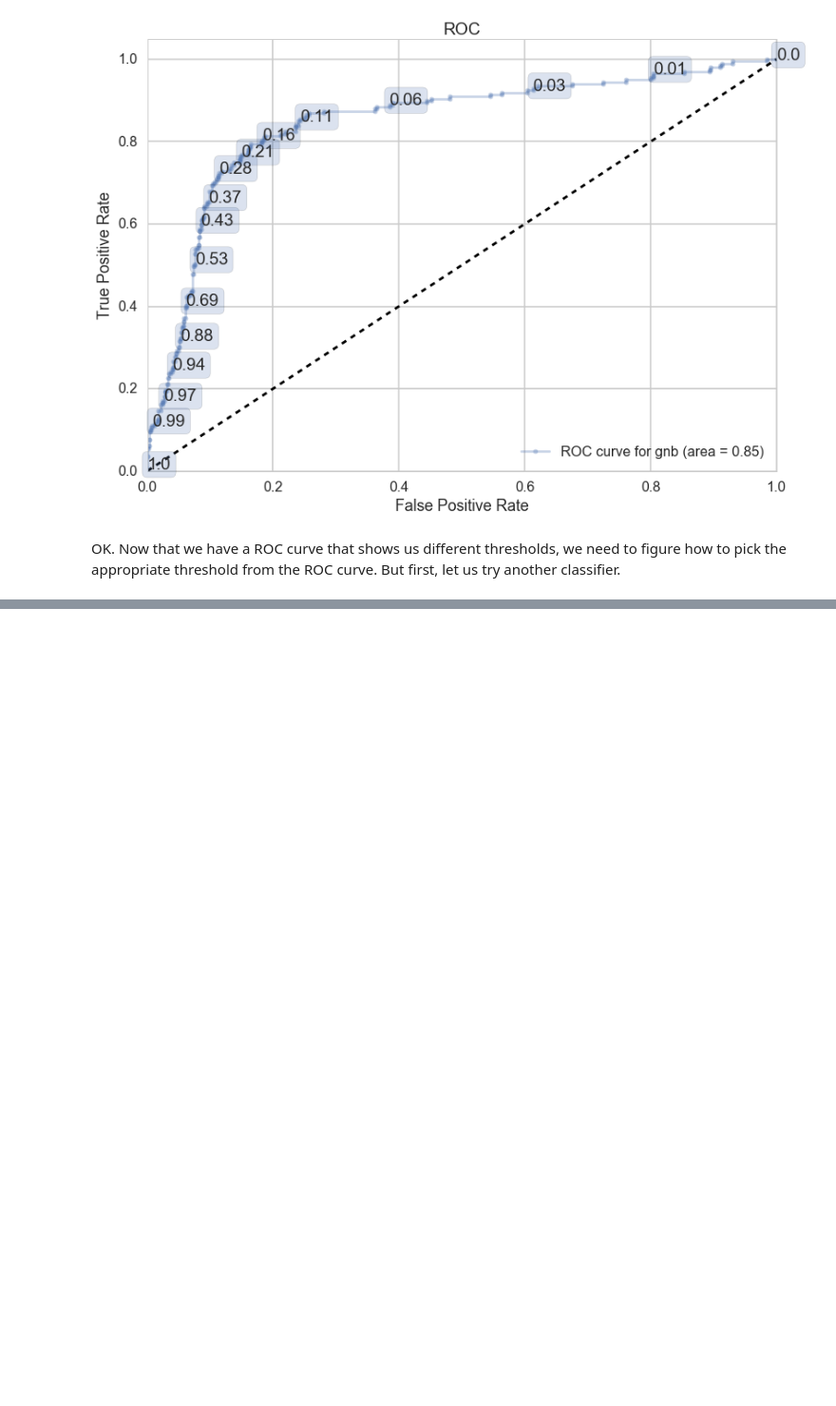
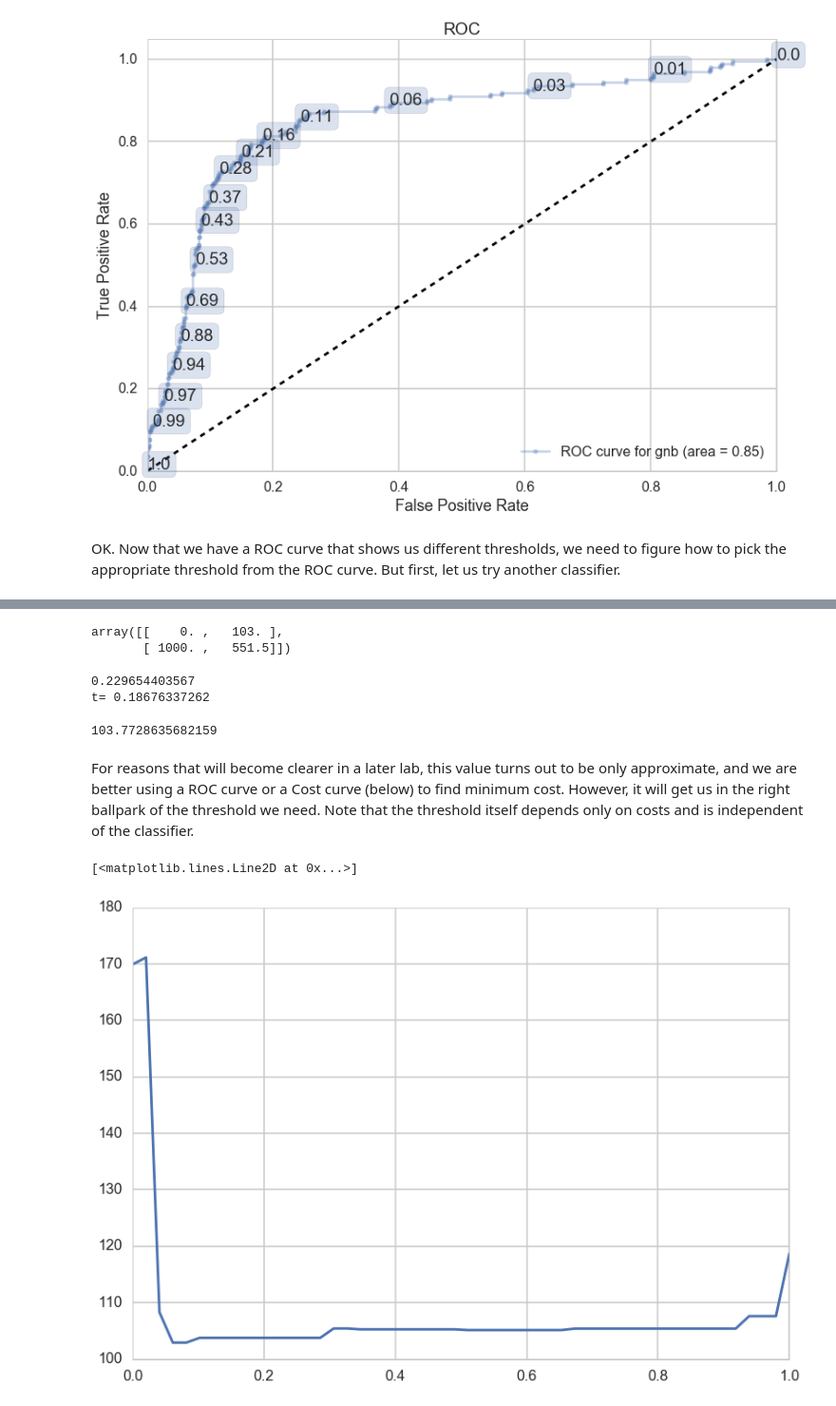
Before and after one commit to suyashSax/CS-109, a Jupyter notebook: Week 7/Lab 6 - Comparing Models on Churn Dataset.ipynb, the cells around one changed output, grey strips where cells are left out. Shown at 95% size. Saved outputs shown, nothing was run; the diff lists cells and outputs as text; code cells hidden in the pictures; blank space fills up the shorter version.

```diff
--- a/Week 7/Lab 6 - Comparing Models on Churn Dataset.ipynb
+++ b/Week 7/Lab 6 - Comparing Models on Churn Dataset.ipynb
@@ -383,0 +500,5 @@ OK. Now that we have a ROC curve that shows us different thresholds, we need to
+# %%
+cost
+# %% [output]
+array([[    0. ,   103. ],
+       [ 1000. ,   551.5]])
@@ -383,0 +521,15 @@ OK. Now that we have a ROC curve that shows us different thresholds, we need to
+# %%
+average_cost(ytest, c_repredict(clfdt, cost, Xtest), cost)
+# %% [output]
+0.229654403567
+t= 0.18676337262
+103.7728635682159
+# %% [markdown]
+For reasons that will become clearer in a later lab, this value turns out to be only approximate, and we are better using a ROC curve or a Cost curve (below) to find minimum cost. However, it will get us in the right ballpark of the threshold we need. Note that the threshold itself depends only on costs and is independent of the classifier.
+# %%
+# Decision tree, cost minimized approx around 0.18
+ts = np.linspace(0, 1)
+plt.plot(ts, [average_cost(ytest, repredict(clfdt, t, Xtest), cost) for t in ts] )
+# %% [output]
+[<matplotlib.lines.Line2D at 0x...>]
+[figure, added]
```
Also changed, not shown: parts of 16 cells of this notebook.
